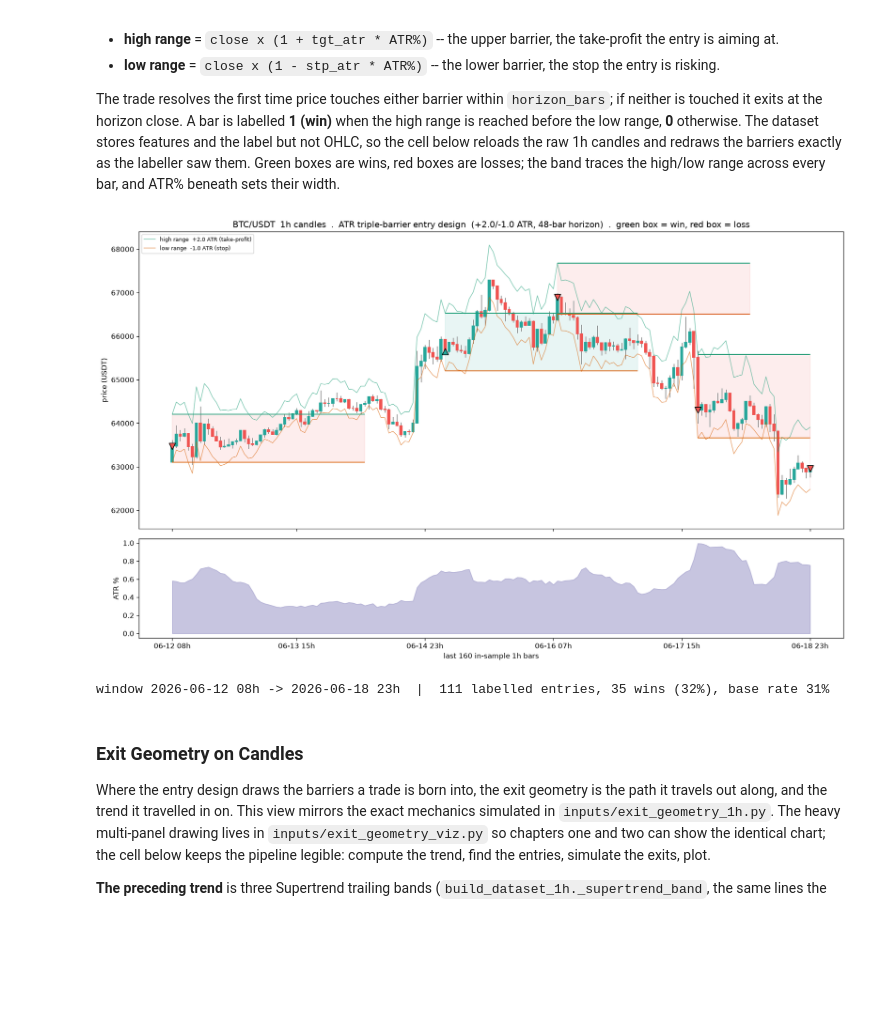
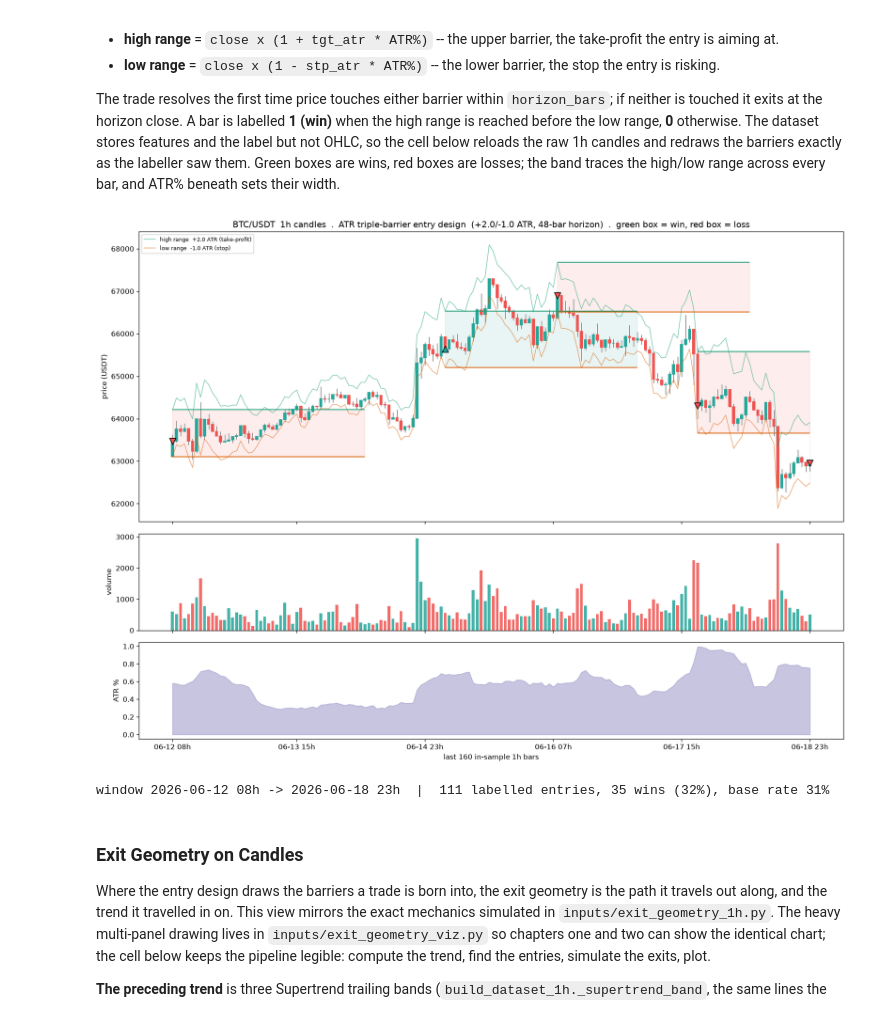
Before and after one commit to seamusrobertmurphy/swing-trader, a Jupyter notebook: 03-trader-execution/03-trader-execution.ipynb, the cells around one changed output. Cells and saved outputs as stored; diff of their text form; code cells hidden in the pictures; blank space fills up the shorter version.

```diff
--- a/03-trader-execution/03-trader-execution.ipynb
+++ b/03-trader-execution/03-trader-execution.ipynb
@@ -762,10 +790,12 @@ def hist_panel(H, s, e, title):
     return ne, nx
 
 def hist_critical(H, t, title):
-    """Zoom one trade: candles + the trailing-stop/take-profit path + the entry's trend drivers."""
+    """Zoom one trade: candles + volume + the trailing-stop/take-profit path + the entry's trend drivers."""
     o, lines, ema, ctx, atrp = H["o"], H["lines"], H["ema"], H["ctx"], H["atrp"]
     s = max(0, t["i"] - 30); e = min(len(o) - 1, t["j"] + 15); x = np.arange(s, e + 1)
-    fig, ax = plt.subplots(figsize=(13, 6)); _hist_candles(ax, o, s, e)
+    fig, (ax, axv) = plt.subplots(2, 1, figsize=(13, 7.5), sharex=True,
+                                  gridspec_kw={"height_ratios": [3, 1]})
+    bw = _hist_candles(ax, o, s, e)
     for li, ln in enumerate(lines):
         ax.plot(x, np.asarray(ln)[s:e + 1], lw=0.8, alpha=0.5, color=_HBAND[li])
     ax.plot(x, ema[s:e + 1], color="#333", lw=1.0, ls="--", label=f"EMA-{bd.ST_EMA}")
@@ -786,8 +816,11 @@ def hist_critical(H, t, title):
                 xytext=(6, 12), fontsize=9, color=col)
     ax.set_title(f"{title}  .  {lab} exit  {t['ret'] * 100:+.1f}%"); ax.set_ylabel("price (USDT)")
     ax.legend(loc="upper left", fontsize=8)
-    tk = np.linspace(s, e, 5).astype(int); ax.set_xticks(tk)
-    ax.set_xticklabels([f"{o['datetime'].iloc[k]:%m-%d %Hh}" for k in tk], fontsize=8)
+    upc = o["close"].to_numpy() >= o["open"].to_numpy()
+    axv.bar(x, o["volume"].to_numpy()[s:e + 1], width=max(bw, 0.5), alpha=0.85,
+            color=np.where(upc[s:e + 1], "#26a69a", "#ef5350")); axv.set_ylabel("volume")
+    tk = np.linspace(s, e, 5).astype(int); axv.set_xticks(tk)
+    axv.set_xticklabels([f"{o['datetime'].iloc[k]:%m-%d %Hh}" for k in tk], fontsize=8)
     fig.tight_layout(); show_fig(fig)
 
 # --- the across-years walk: one BTC episode per panel, drawn on the 4h frame --------------
@@ -923,8 +956,8 @@ if df is not None:
                 ax.add_patch(plt.Rectangle((i - 0.3, min(o, c)), 0.6, max(abs(c - o), 1e-9),
                              color=("#26a69a" if c >= o else "#ef5350"), zorder=2))
 
-        fig, (ax1, ax2) = plt.subplots(2, 1, figsize=(15, 9), sharex=True,
-                                       gridspec_kw={"height_ratios": [3, 1]})
+        fig, (ax1, axv, ax2) = plt.subplots(3, 1, figsize=(15, 11), sharex=True,
+                                            gridspec_kw={"height_ratios": [3, 1, 1]})
         _candles(ax1, win, x)
         ax1.plot(x, win["hi_range"], color="#1b9e77", lw=0.9, alpha=0.6,
                  label=f"high range  +{lab['tgt_atr']} ATR (take-profit)")
@@ -935,34 +968,37 @@ if df is not None:
             t = ent[k]; c = win["close"].iloc[t]
             tgt, stp = win["hi_range"].iloc[t], win["lo_range"].iloc[t]
             won = win["label"].iloc[t] == 1
             wdt = min(lab["horizon_bars"], len(win) - 1 - t)               # box width = horizon, clipped
             col = "#26a69a" if won else "#ef5350"
             ax1.add_patch(plt.Rectangle((t, stp), wdt, tgt - stp, alpha=0.10, color=col, zorder=0))
             ax1.hlines(tgt, t, t + wdt, color="#1b9e77", lw=1.3, zorder=3)
             ax1.hlines(stp, t, t + wdt, color="#d95f02", lw=1.3, zorder=3)
             ax1.scatter([t], [c], marker="^" if won else "v", s=80, color=col, edgecolor="k", zorder=4)
         ax1.set_title(f"{ENTRY_SYMBOL}  1h candles  .  ATR triple-barrier entry design  "
                       f"(+{lab['tgt_atr']}/-{lab['stp_atr']} ATR, {lab['horizon_bars']}-bar horizon)  "
                       f".  green box = win, red box = loss")
         ax1.set_ylabel("price (USDT)"); ax1.legend(loc="upper left", fontsize=8)
+        upc = (win["close"] >= win["open"]).to_numpy()
+        axv.bar(x, win["volume"].to_numpy(), width=0.7, alpha=0.85,
+                color=np.where(upc, "#26a69a", "#ef5350")); axv.set_ylabel("volume")
         ax2.fill_between(x, 0, atr.iloc[start:end + 1].values * 100, color="#7570b3", alpha=0.4)
         ax2.set_ylabel("ATR %")
         ticks = np.linspace(0, len(win) - 1, 6).astype(int)
         ax2.set_xticks(ticks)
         ax2.set_xticklabels([f"{win['datetime'].iloc[i]:%m-%d %Hh}" for i in ticks])
         ax2.set_xlabel(f"last {len(win)} in-sample 1h bars")
         fig.tight_layout()
         (OUTPUTS / "PNG").mkdir(parents=True, exist_ok=True)
         fig.savefig(OUTPUTS / "PNG" / "3-entry-design-candles.png", dpi=150)
         show_fig(fig)
         nwin = int(win["label"].eq(1).sum()); ntot = int(win["label"].notna().sum())
         print(f"window {win['datetime'].iloc[0]:%Y-%m-%d %Hh} -> {win['datetime'].iloc[-1]:%Y-%m-%d %Hh}"
               f"  |  {ntot} labelled entries, {nwin} wins ({nwin / max(ntot, 1):.0%}), "
               f"base rate {df.loc[df['symbol'] == ENTRY_SYMBOL, 'label'].mean():.0%}")
 else:
     print("build/load the 1h dataset first (see Import Data).")
 # %% [output]
-[figure, old version]
+[figure, new version]
 window 2026-06-12 08h -> 2026-06-18 23h  |  111 labelled entries, 35 wins (32%), base rate 31%
 # %% [markdown]
 ### Exit Geometry on Candles
```
Also changed, not shown: parts of 16 cells of this notebook, 33 other files.
